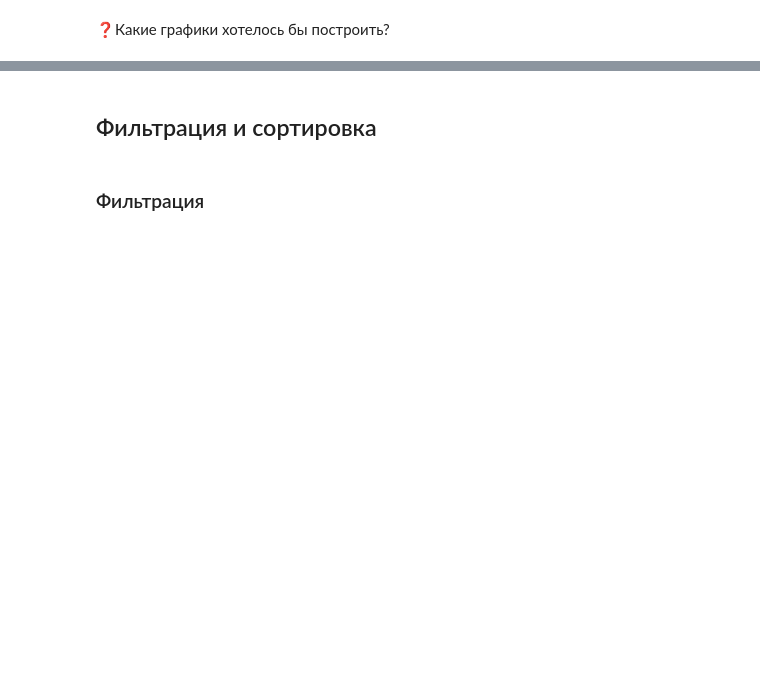
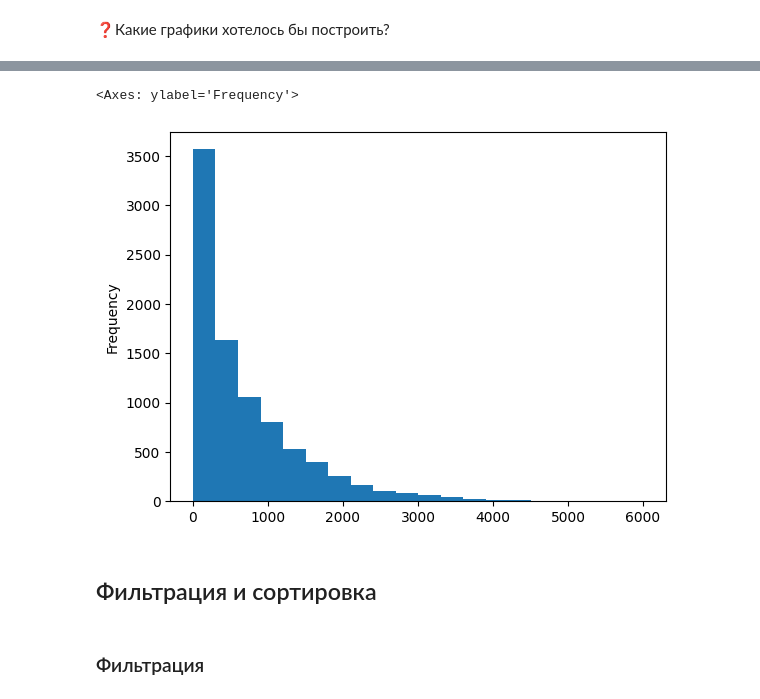
Before and after one commit to bamaxi/dataan-2023-arthist, a Jupyter notebook: seminars/11-andan-filter_sort.ipynb, the cells around one changed output, grey strips where cells are left out. Saved outputs shown, nothing was run; the diff lists cells and outputs as text; code cells hidden in the pictures; blank space fills up the shorter version.

```diff
--- a/seminars/11-andan-filter_sort.ipynb
+++ b/seminars/11-andan-filter_sort.ipynb
@@ -108,3 +211,8 @@ bikes.iloc[124]['Holiday']  # это был не выходной
+# %%
+bikes["Total"].plot.hist(bins=20)
+# %% [output]
+<Axes: ylabel='Frequency'>
+[figure, added]
 # %% [markdown]
 ## Фильтрация и сортировка
 # %% [markdown]
```
Also changed, not shown: parts of 37 cells of this notebook.
